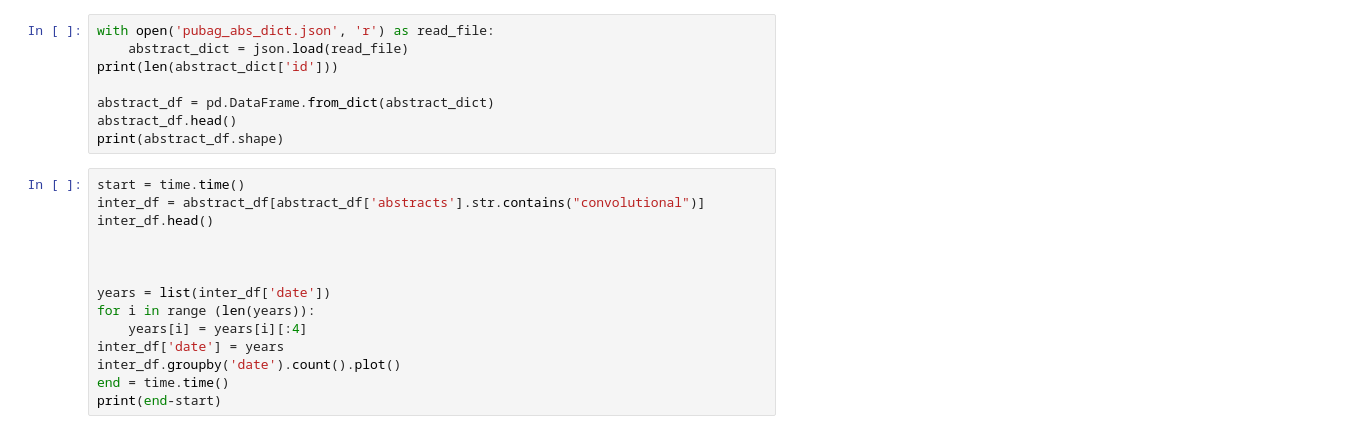
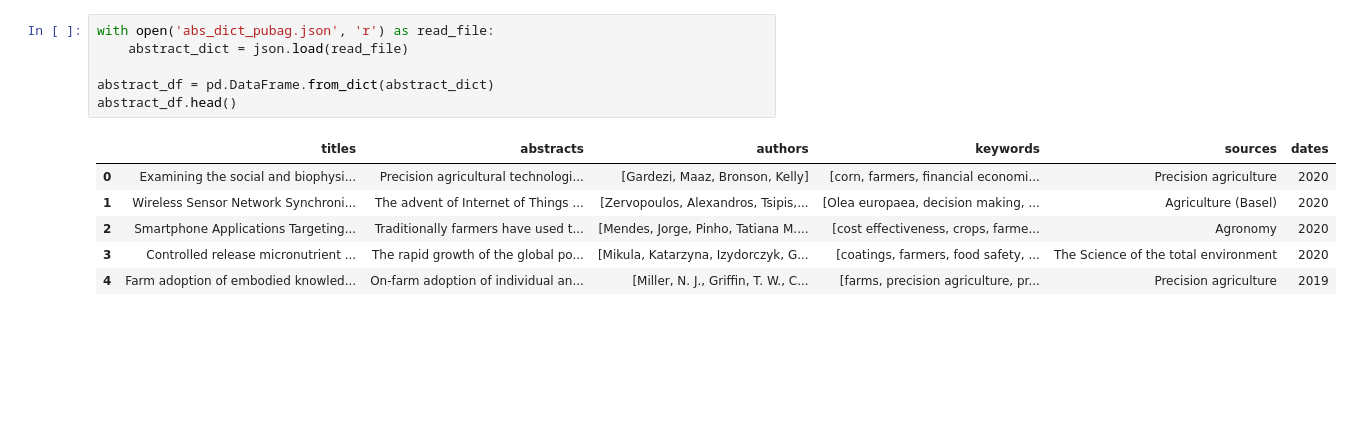
Before and after one commit to NitramAnaip/ImpAgt, a Jupyter notebook: PubAg_exploration.ipynb, the cells around one changed output. Saved outputs shown, nothing was run; the diff lists cells and outputs as text; blank space fills up the shorter version.

```diff
--- a/PubAg_exploration.ipynb
+++ b/PubAg_exploration.ipynb
@@ -38,24 +43,15 @@ with open('pubag_abs_dict.json', 'w+') as f:
 # %% [output]
 added 950 abstracts
 # %%
-with open('pubag_abs_dict.json', 'r') as read_file:
+with open('abs_dict_pubag.json', 'r') as read_file:
     abstract_dict = json.load(read_file)
-print(len(abstract_dict['id']))
 
 abstract_df = pd.DataFrame.from_dict(abstract_dict)
 abstract_df.head()
-print(abstract_df.shape)
+# %% [output]
+|  | titles | abstracts | authors | keywords | sources | dates |
+| 0 | Examining the social and biophysi... | Precision agricultural technologi... | [Gardezi, Maaz, Bronson, Kelly] | [corn, farmers, financial economi... | Precision agriculture | 2020 |
+| 1 | Wireless Sensor Network Synchroni... | The advent of Internet of Things ... | [Zervopoulos, Alexandros, Tsipis,... | [Olea europaea, decision making, ... | Agriculture (Basel) | 2020 |
+| 2 | Smartphone Applications Targeting... | Traditionally farmers have used t... | [Mendes, Jorge, Pinho, Tatiana M.... | [cost effectiveness, crops, farme... | Agronomy | 2020 |
+| 3 | Controlled release micronutrient ... | The rapid growth of the global po... | [Mikula, Katarzyna, Izydorczyk, G... | [coatings, farmers, food safety, ... | The Science of the total environment | 2020 |
+| 4 | Farm adoption of embodied knowled... | On-farm adoption of individual an... | [Miller, N. J., Griffin, T. W., C... | [farms, precision agriculture, pr... | Precision agriculture | 2019 |
-# %%
-start = time.time()
-inter_df = abstract_df[abstract_df['abstracts'].str.contains("convolutional")]
-inter_df.head()
-
-
-
-years = list(inter_df['date'])
-for i in range (len(years)):
-    years[i] = years[i][:4]
-inter_df['date'] = years
-inter_df.groupby('date').count().plot()
-end = time.time()
-print(end-start)
```
Also changed, not shown: parts of 4 cells of this notebook.
